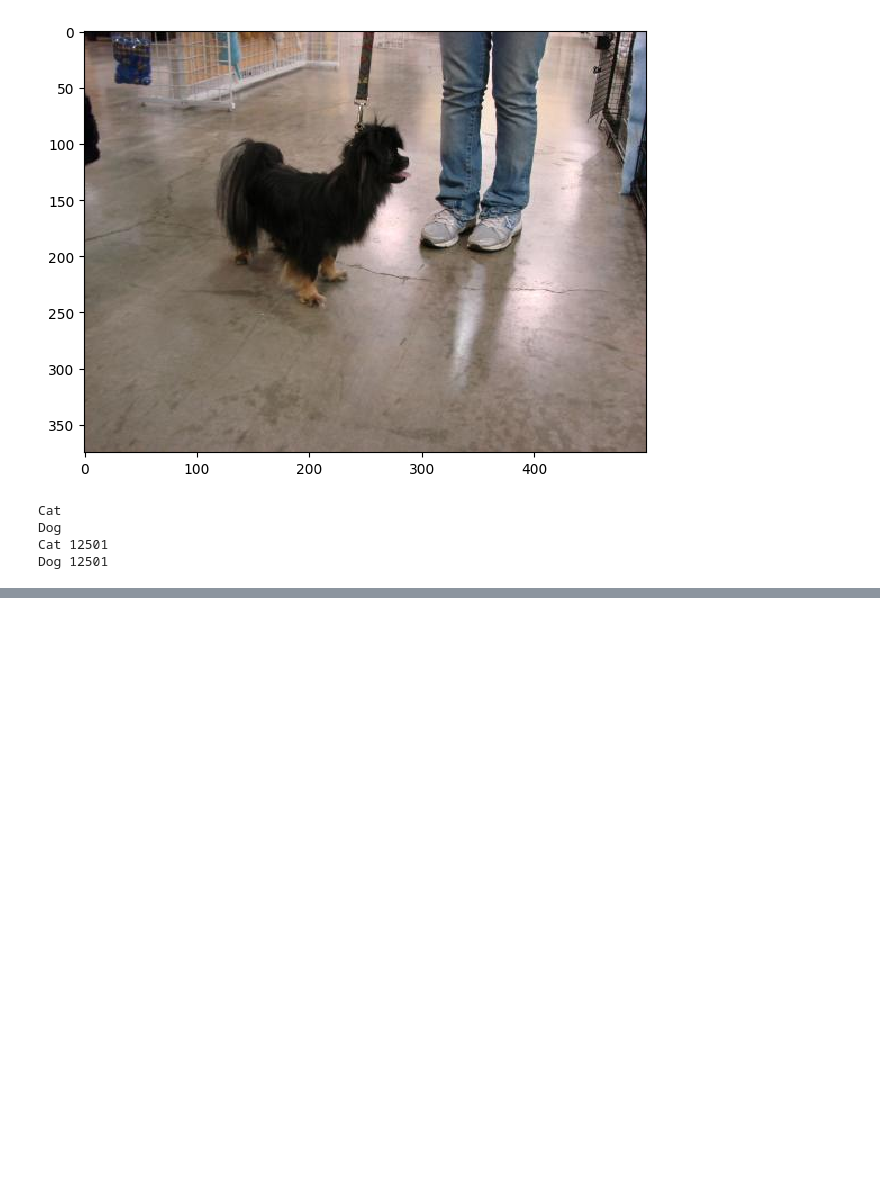
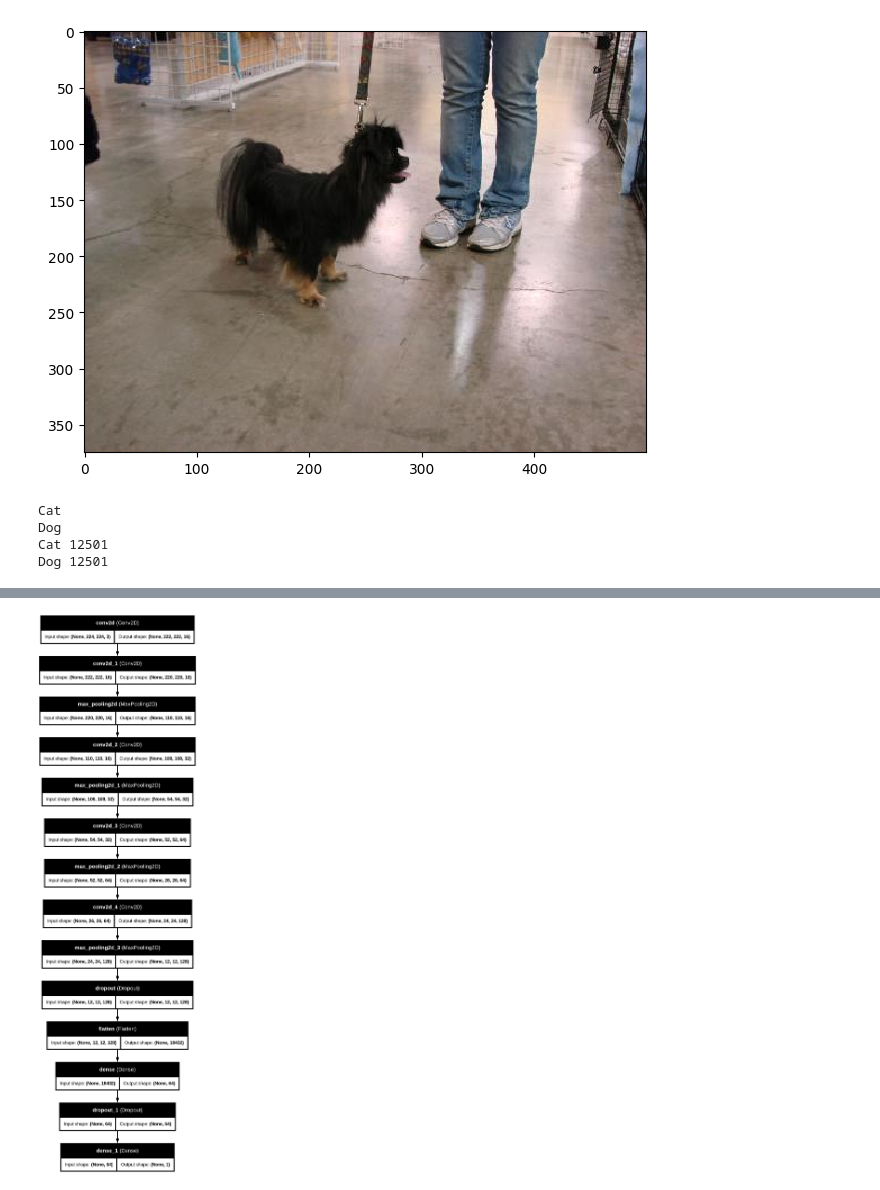
Before and after one commit to EsmeMP/Introduccion_Machine_Learning, a Jupyter notebook: notebooks/TensorFlow/02ImgClassCNN.ipynb, the cells around one changed output, grey strips where cells are left out. Drawn from its saved outputs; the diff is of its cells as text; code cells hidden in the pictures; blank space fills up the shorter version.

```diff
--- a/notebooks/TensorFlow/02ImgClassCNN.ipynb
+++ b/notebooks/TensorFlow/02ImgClassCNN.ipynb
@@ -118,0 +231,26 @@ train_data = traindatagenerator.flow_from_directory(directory = '')
+# %%
+# conv2d - crea 16 filtros que recorren la imagen buscando patrones, maxpool2d - reduce la dimension de la imagen, dropout, flatten, dense
+model = Sequential ()
+model.add(Conv2D(filters=16, kernel_size=(3,3), activation='relu', input_shape=(224, 224, 3)))
+
+model.add((Conv2D(filters=16, kernel_size=(3,3), activation='relu')))
+model.add(MaxPool2D(pool_size=(2, 2)))
+
+model.add((Conv2D(filters=32, kernel_size=(3,3), activation='relu')))
+model.add(MaxPool2D(pool_size=(2, 2)))
+
+model.add((Conv2D(filters=64, kernel_size=(3,3), activation='relu')))
+model.add(MaxPool2D(pool_size=(2, 2)))
+
+model.add((Conv2D(filters=128, kernel_size=(3,3), activation='relu')))
+model.add(MaxPool2D(pool_size=(2, 2)))
+
+model.add(Dropout(rate = 0.4))
+
+model.add(Flatten())
+
+model.add(Dense(units=64, activation='relu'))
+model.add(Dropout(rate = 0.4))
+model.add(Dense(units=1, activation='sigmoid'))
+
+model.summary()
@@ -118,0 +280,4 @@ train_data = traindatagenerator.flow_from_directory(directory = '')
+# %%
+tf.keras.utils.plot_model(model, show_shapes=True, show_layer_names=True)
+# %% [output]
+[figure, added]
```
Also changed, not shown: parts of 14 cells of this notebook, 1 other file.
